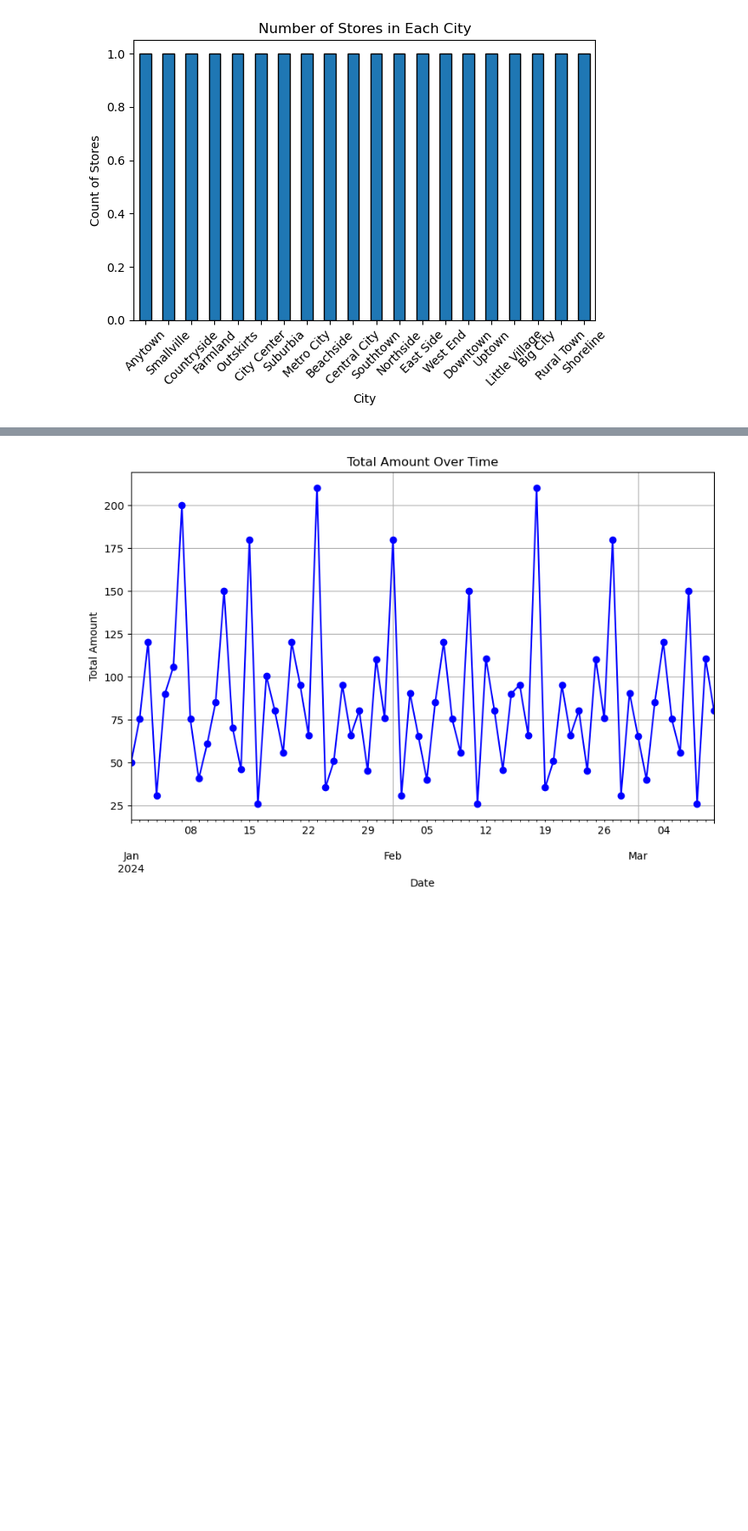
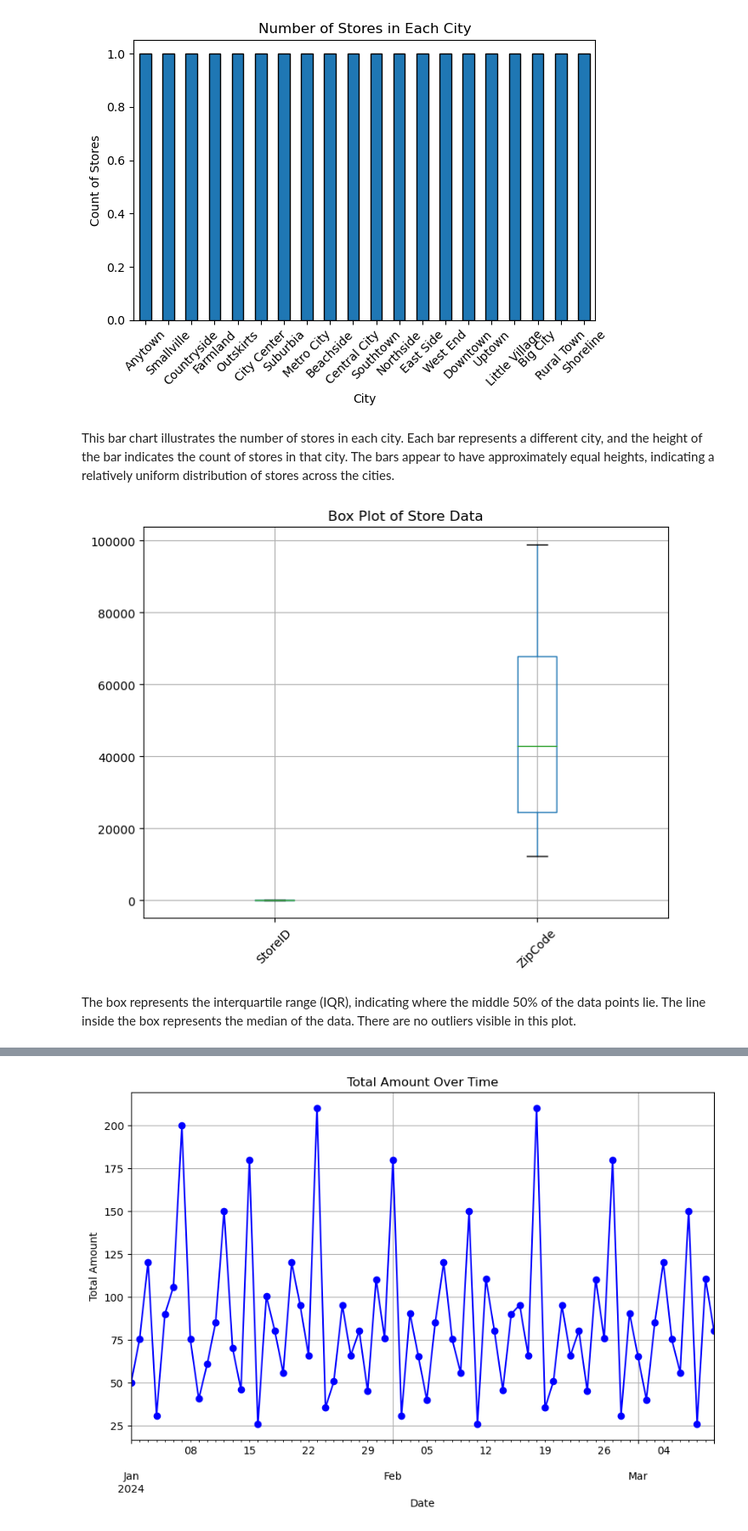
Before and after one commit to sapanahinukale/Exploring-Walmart-Sales-Performance-Using-Python-and-Mysql, a Jupyter notebook: Walmart_Sales_Analysis.ipynb, the cells around one changed output, grey strips where cells are left out. Shown at 85% size. Drawn from its saved outputs; the diff is of its cells as text; code cells hidden in the pictures; blank space fills up the shorter version.

```diff
--- a/Walmart_Sales_Analysis.ipynb
+++ b/Walmart_Sales_Analysis.ipynb
@@ -282,0 +59,5 @@ customers_data.dropna()
+# %%
+# Query data from the 'stores' table
+cursor.execute('SELECT * FROM stores')
+stores = pd.DataFrame(cursor.fetchall(), columns=[desc[0] for desc in
+cursor.description])
@@ -378,3 +685,22 @@ plt.tight_layout()  # Adjust layout to prevent clipping of labels
 plt.show()
 # %% [output]
 [figure]
+# %% [markdown]
+This bar chart illustrates the number of stores in each city. Each bar represents a different city, and the height of the bar indicates the count of stores in that city.
+The bars appear to have approximately equal heights, indicating a relatively uniform distribution of stores across the cities.
+# %%
+# Assuming 'stores' is your DataFrame containing store information
+df = pd.DataFrame(stores)
+
+# Create a box plot for the numerical columns in the stores DataFrame
+plt.figure(figsize=(8, 6))  # Set the figure size
+df.boxplot(grid=True)  # Create a box plot with gridlines
+plt.title('Box Plot of Store Data')  # Set the title of the plot
+plt.xticks(rotation=45)  # Rotate x-axis labels for better readability if needed
+plt.show()  # Display the plot
+# %% [output]
+[figure, added]
+# %% [markdown]
+The box represents the interquartile range (IQR), indicating where the middle 50% of the data points lie.
+The line inside the box represents the median of the data.
+There are no outliers visible in this plot.
```
Also changed, not shown: parts of 93 cells of this notebook, 5 other files.
